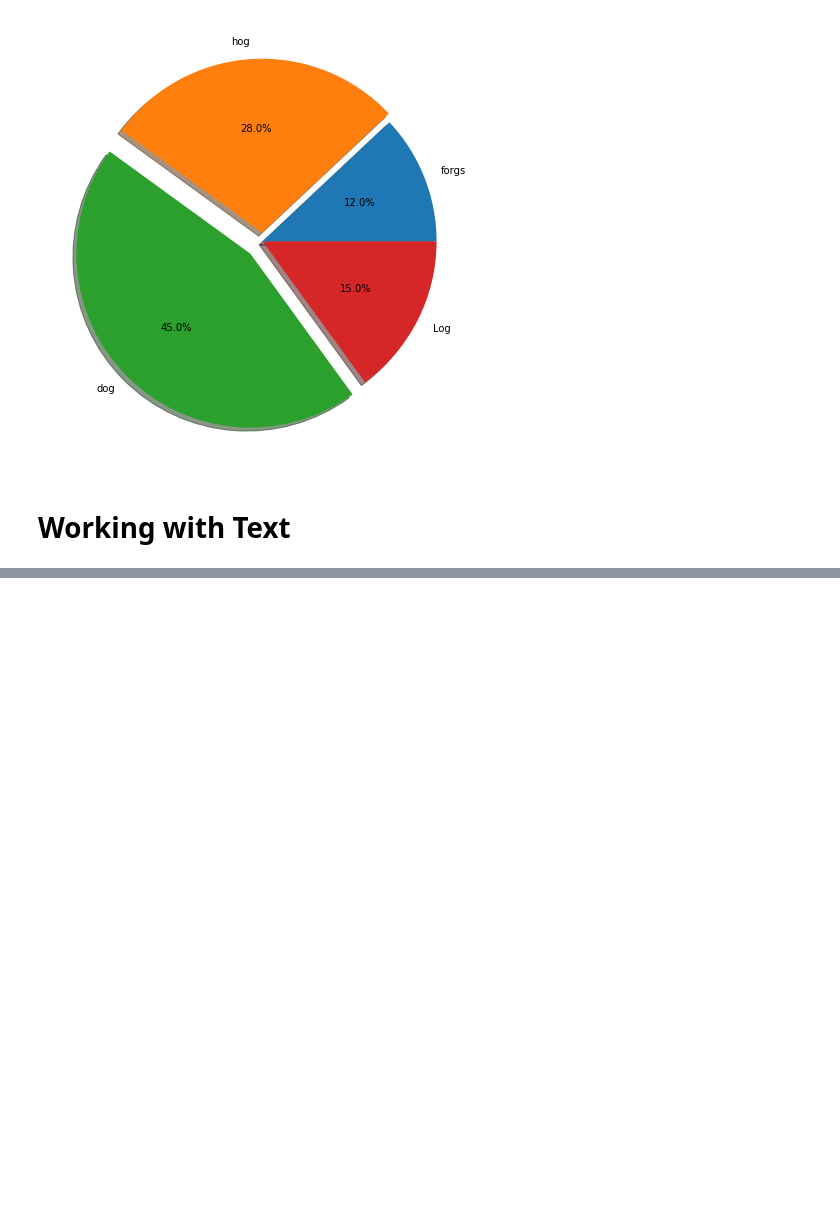
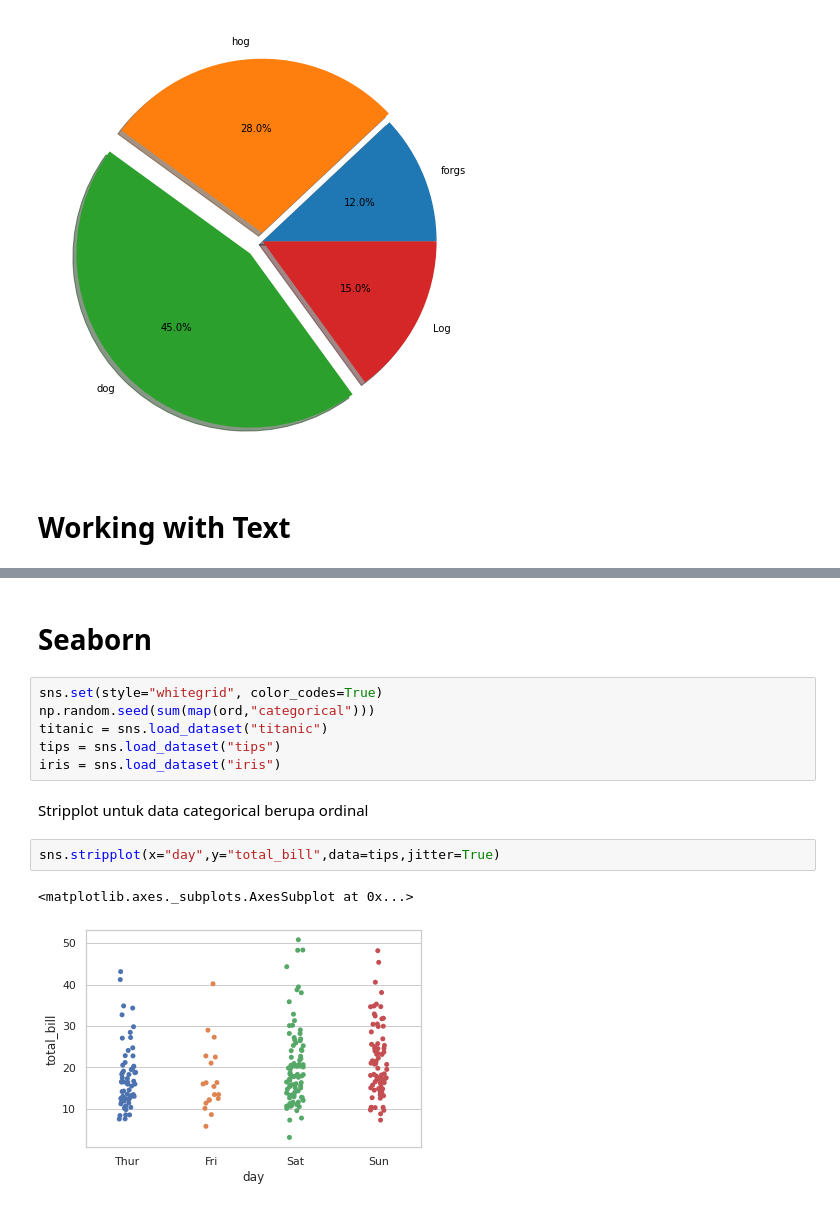
Before and after one commit to Akanerd/Orbit-Archieve, a Jupyter notebook: Day 11 - Live Code sesi 2.ipynb, the cells around one changed output, grey strips where cells are left out. Saved outputs shown, nothing was run; the diff lists cells and outputs as text; blank space fills up the shorter version.

```diff
--- a/Day 11 - Live Code sesi 2.ipynb
+++ b/Day 11 - Live Code sesi 2.ipynb
@@ -44,0 +48,15 @@ plt.show()
+# %% [markdown]
+# **Seaborn**
+# %%
+sns.set(style="whitegrid", color_codes=True)
+np.random.seed(sum(map(ord,"categorical")))
+titanic = sns.load_dataset("titanic")
+tips = sns.load_dataset("tips")
+iris = sns.load_dataset("iris")
+# %% [markdown]
+Stripplot untuk data categorical berupa ordinal
+# %%
+sns.stripplot(x="day",y="total_bill",data=tips,jitter=True)
+# %% [output]
+<matplotlib.axes._subplots.AxesSubplot at 0x...>
+[figure, added]
```
Also changed, not shown: parts of 13 cells of this notebook.
